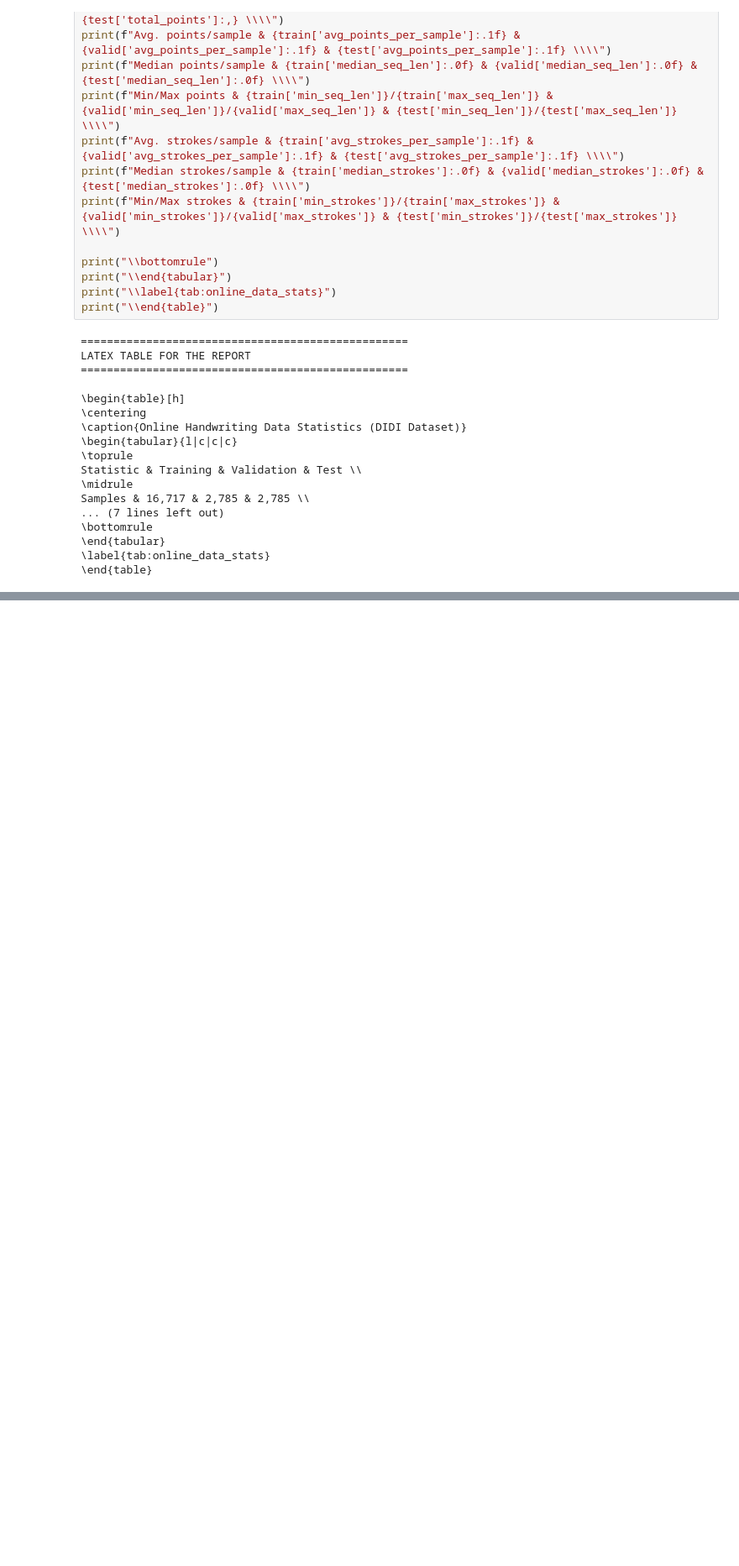
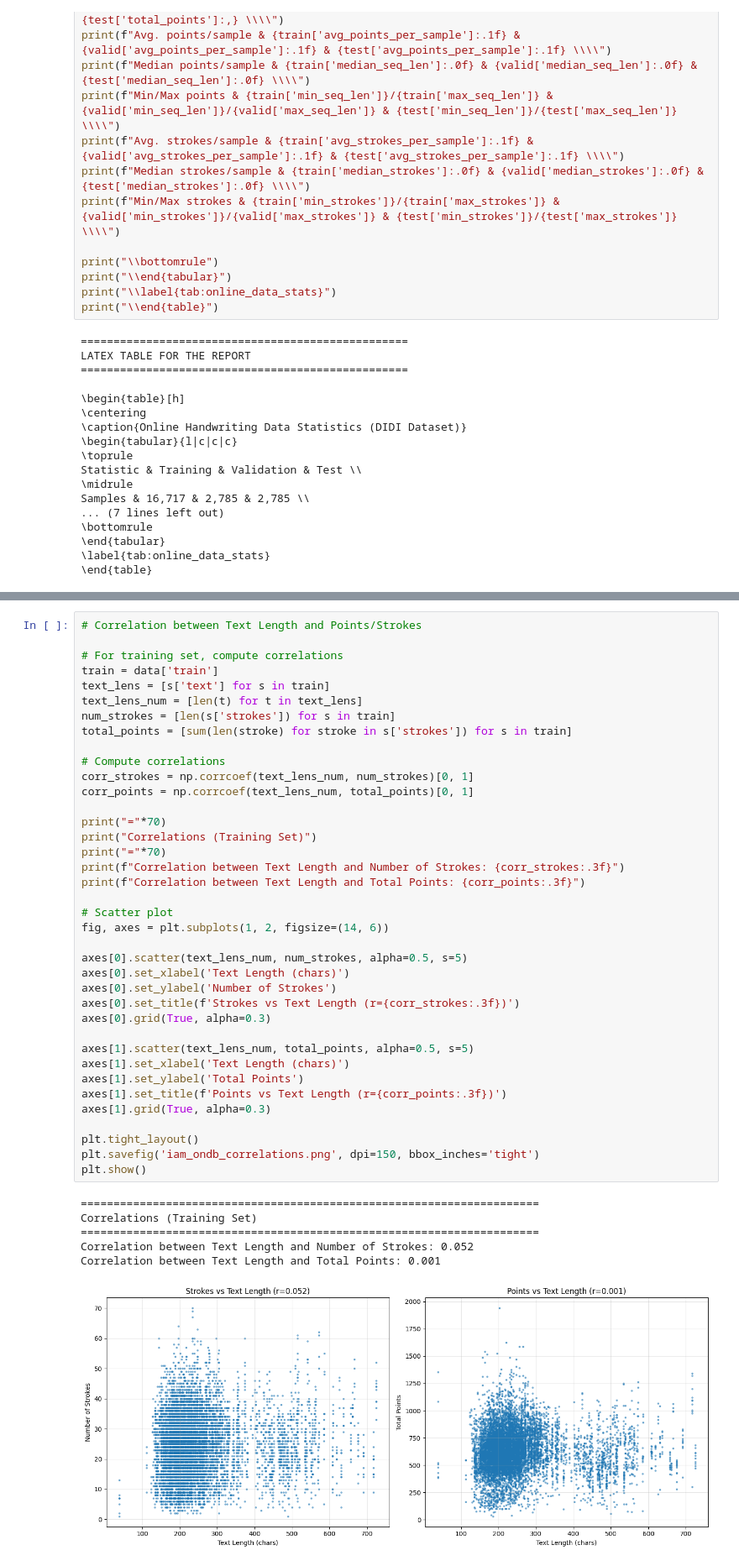
Before and after one commit to kanitafro/MuDi-HTR, a Jupyter notebook: experiments/notebooks/eda.ipynb, the cells around one changed output, grey strips where cells are left out. Shown at 84% size. Saved outputs shown, nothing was run; the diff lists cells and outputs as text; blank space fills up the shorter version.

```diff
--- a/experiments/notebooks/eda.ipynb
+++ b/experiments/notebooks/eda.ipynb
@@ -356,0 +609,45 @@ Samples & 16,717 & 2,785 & 2,785 \\
+# %%
+# Correlation between Text Length and Points/Strokes
+
+# For training set, compute correlations
+train = data['train']
+text_lens = [s['text'] for s in train]
+text_lens_num = [len(t) for t in text_lens]
+num_strokes = [len(s['strokes']) for s in train]
+total_points = [sum(len(stroke) for stroke in s['strokes']) for s in train]
+
+# Compute correlations
+corr_strokes = np.corrcoef(text_lens_num, num_strokes)[0, 1]
+corr_points = np.corrcoef(text_lens_num, total_points)[0, 1]
+
+print("="*70)
+print("Correlations (Training Set)")
+print("="*70)
+print(f"Correlation between Text Length and Number of Strokes: {corr_strokes:.3f}")
+print(f"Correlation between Text Length and Total Points: {corr_points:.3f}")
+
+# Scatter plot
+fig, axes = plt.subplots(1, 2, figsize=(14, 6))
+
+axes[0].scatter(text_lens_num, num_strokes, alpha=0.5, s=5)
+axes[0].set_xlabel('Text Length (chars)')
+axes[0].set_ylabel('Number of Strokes')
+axes[0].set_title(f'Strokes vs Text Length (r={corr_strokes:.3f})')
+axes[0].grid(True, alpha=0.3)
+
+axes[1].scatter(text_lens_num, total_points, alpha=0.5, s=5)
+axes[1].set_xlabel('Text Length (chars)')
+axes[1].set_ylabel('Total Points')
+axes[1].set_title(f'Points vs Text Length (r={corr_points:.3f})')
+axes[1].grid(True, alpha=0.3)
+
+plt.tight_layout()
+plt.savefig('iam_ondb_correlations.png', dpi=150, bbox_inches='tight')
+plt.show()
+# %% [output]
+======================================================================
+Correlations (Training Set)
+======================================================================
+Correlation between Text Length and Number of Strokes: 0.052
+Correlation between Text Length and Total Points: 0.001
+[figure, added]
```
Also changed, not shown: parts of 20 cells of this notebook, 4 other files.
